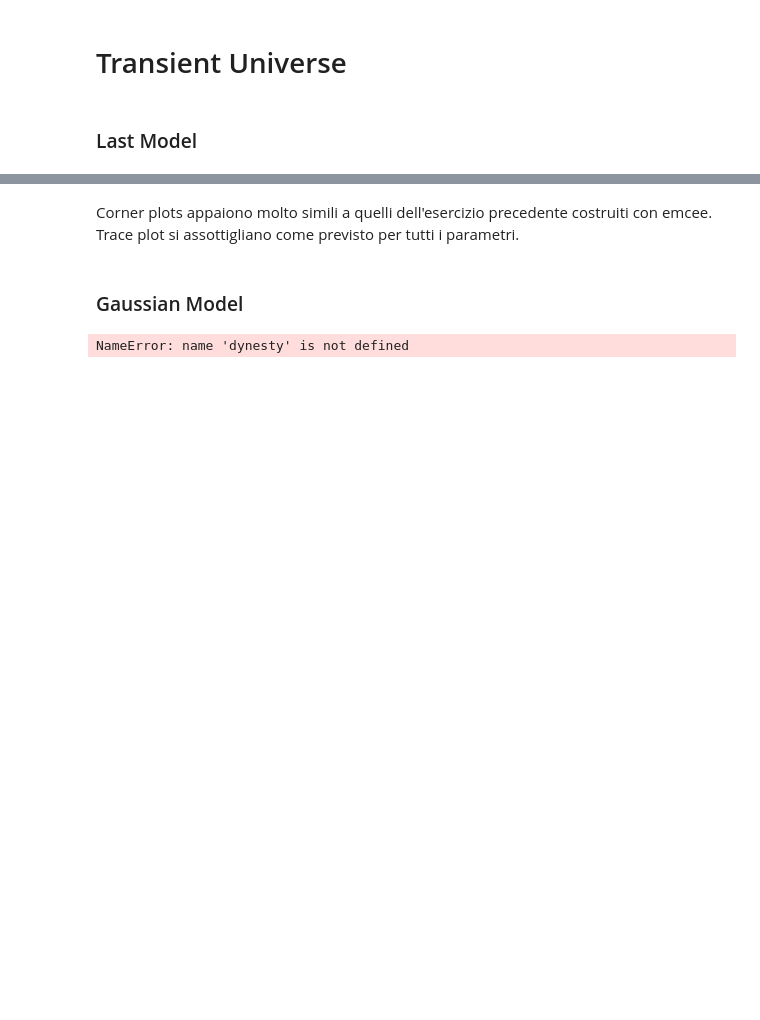
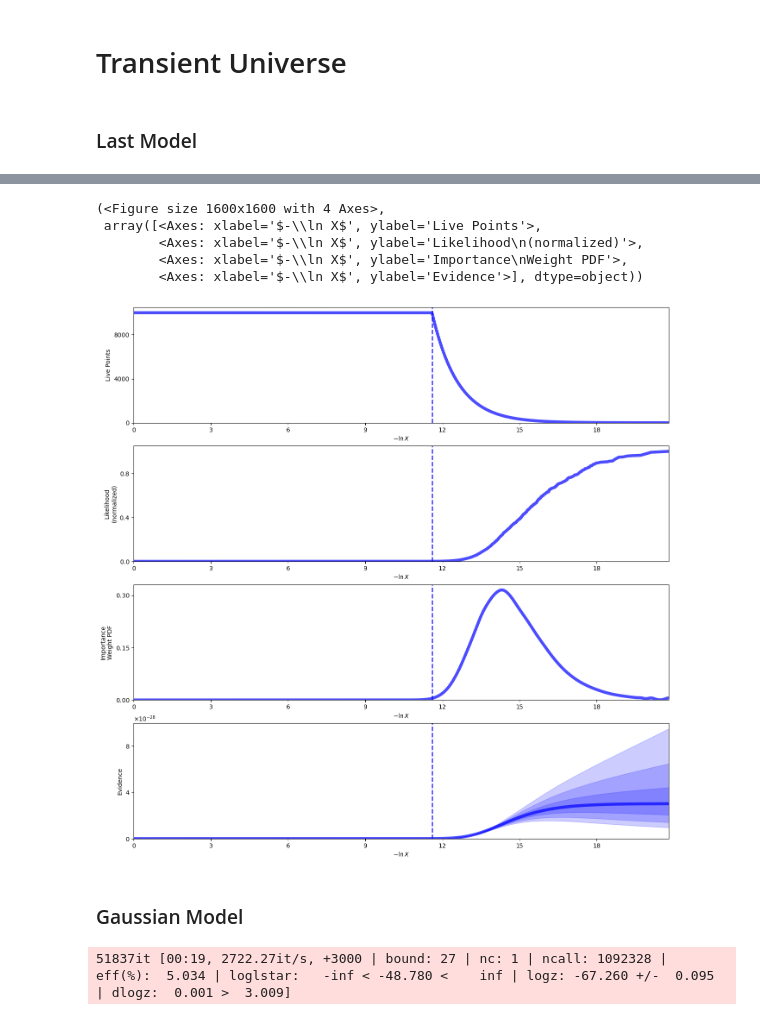
Before and after one commit to fraeck61/astrostatistics_bicocca_2026, a Jupyter notebook: exam_exercises/lecture_12.ipynb, the cells around one changed output, grey strips where cells are left out. Saved outputs shown, nothing was run; the diff lists cells and outputs as text; code cells hidden in the pictures; blank space fills up the shorter version.

```diff
--- a/exam_exercises/lecture_12.ipynb
+++ b/exam_exercises/lecture_12.ipynb
@@ -178,6 +177,12 @@ Mean and covariance of parameters are: [10.29417954  5.71968936  0.12526251 49.2
-# %% [markdown]
-Corner plots appaiono molto simili a quelli dell'esercizio precedente costruiti con emcee. \
-Trace plot si assottigliano come previsto per tutti i parametri.
+# %%
+dyplot.runplot(sresults)
+# %% [output]
+(<Figure size 1600x1600 with 4 Axes>,
+ array([<Axes: xlabel='$-\\ln X$', ylabel='Live Points'>,
+        <Axes: xlabel='$-\\ln X$', ylabel='Likelihood\n(normalized)'>,
+        <Axes: xlabel='$-\\ln X$', ylabel='Importance\nWeight PDF'>,
+        <Axes: xlabel='$-\\ln X$', ylabel='Evidence'>], dtype=object))
+[figure, added]
 # %% [markdown]
 ### Gaussian Model
 # %%
@@ -195,11 +200,11 @@ def PriorTransf(u):
 
 ndim = 4
 
-sampler_gauss = dynesty.NestedSampler(loglike, PriorTransf, ndim, logl_args = (time,flux,error), nlive=10000, sample='rwalk')
+sampler_gauss = dynesty.NestedSampler(loglike, PriorTransf, ndim, logl_args = (time,flux,error), nlive=3000, sample='rwalk')
 sampler_gauss.run_nested()
 sresults = sampler_gauss.results
 # %% [output]
-NameError: name 'dynesty' is not defined
+51837it [00:19, 2722.27it/s, +3000 | bound: 27 | nc: 1 | ncall: 1092328 | eff(%):  5.034 | loglstar:   -inf < -48.780 <    inf | logz: -67.260 +/-  0.095 | dlogz:  0.001 >  3.009]
 # %%
 from dynesty import plotting as dyplot
 from dynesty import utils as dyfunc
```
Also changed, not shown: parts of 8 cells of this notebook, 4 other files.
